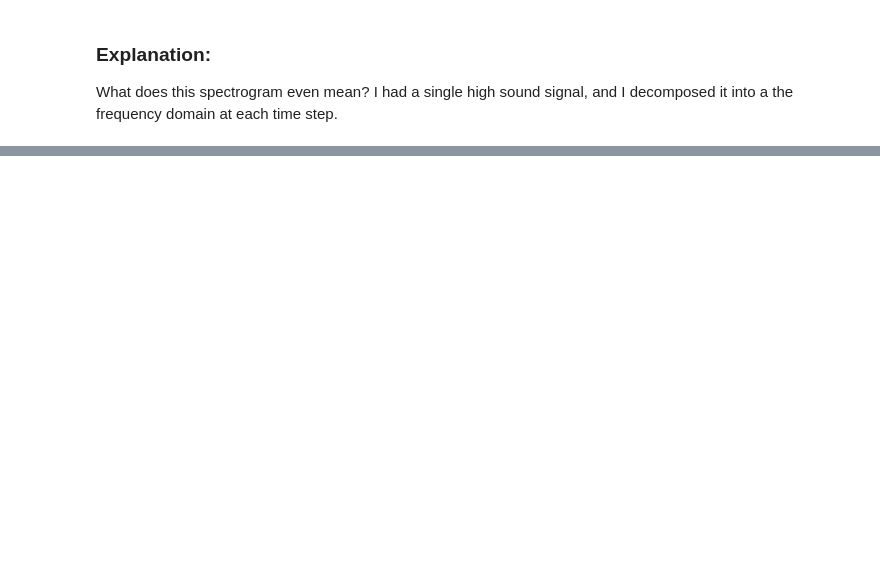
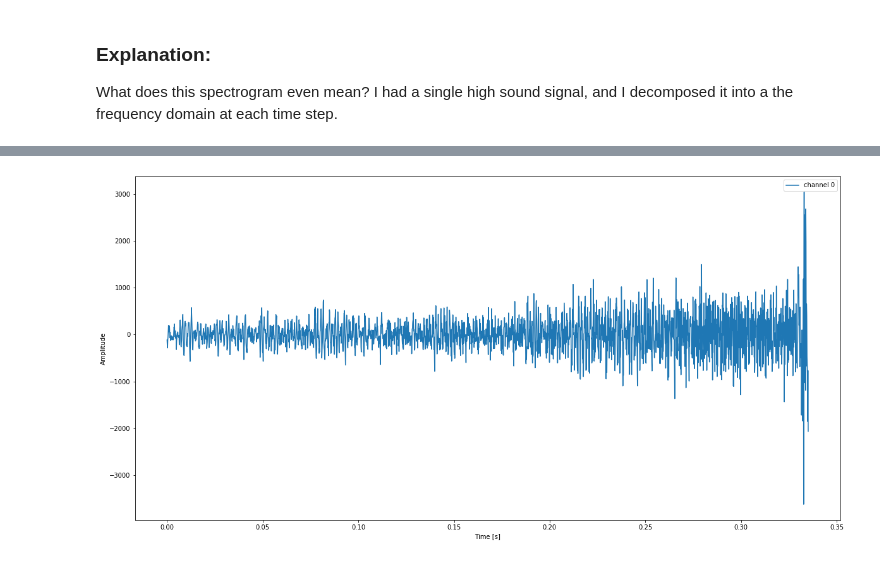
Before and after one commit to PeterFriedrich/machine-sound-prediction, a Jupyter notebook: pre-processing-single-file.ipynb, the cells around one changed output, grey strips where cells are left out. Drawn from its saved outputs; the diff is of its cells as text; code cells hidden in the pictures; blank space fills up the shorter version.

Commit message:
finished single image process and save nb

```diff
--- a/pre-processing-single-file.ipynb
+++ b/pre-processing-single-file.ipynb
@@ -141,0 +114,2 @@ What does this spectrogram even mean?  I had a single high sound signal, and I d
+# %%
+wav_fname = "./data/file_example_WAV_1MG.wav" # get wav
@@ -141,0 +122,18 @@ What does this spectrogram even mean?  I had a single high sound signal, and I d
+# %%
+# extract the basic info
+samplerate, data = sio.wavfile.read(wav_fname)
+length = data.shape[0] / samplerate # samples/sample_rate = time
+# %%
+chunk = data.shape[0]//100 # take 1/100 second chunk
+
+time = np.linspace(0., length, data.shape[0])
+plt.figure(figsize=(20, 10))
+#for i in range(8):
+#    plt.plot(time[:chunk], data[:chunk, i], label="channel " + str(i))
+plt.plot(time[:chunk], data[:chunk, 0], label="channel " + str(0))
+plt.legend()
+plt.xlabel("Time [s]")
+plt.ylabel("Amplitude")
+plt.show()
+# %% [output]
+[figure, added]
```
Also changed, not shown: parts of 20 cells of this notebook, 1 other file.
